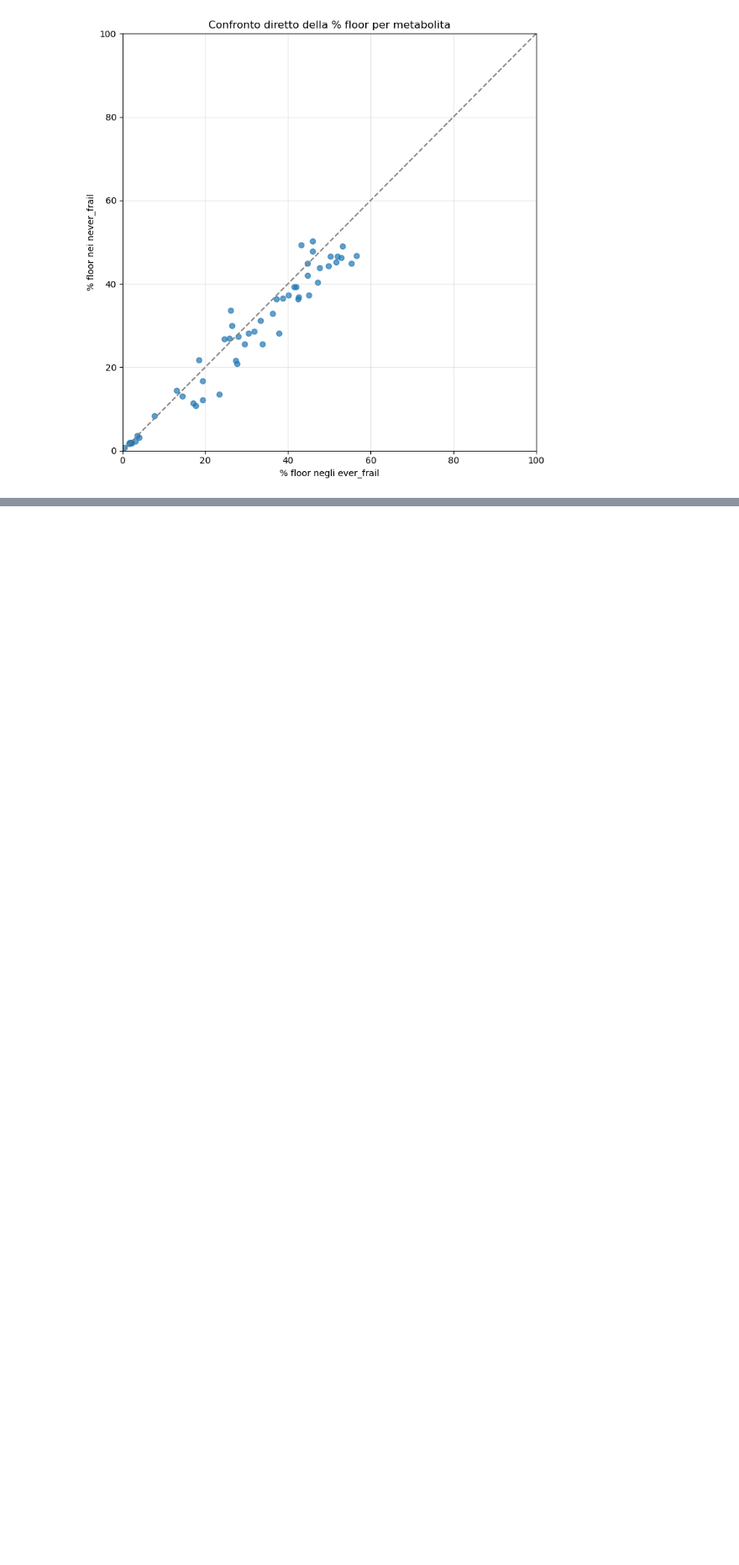
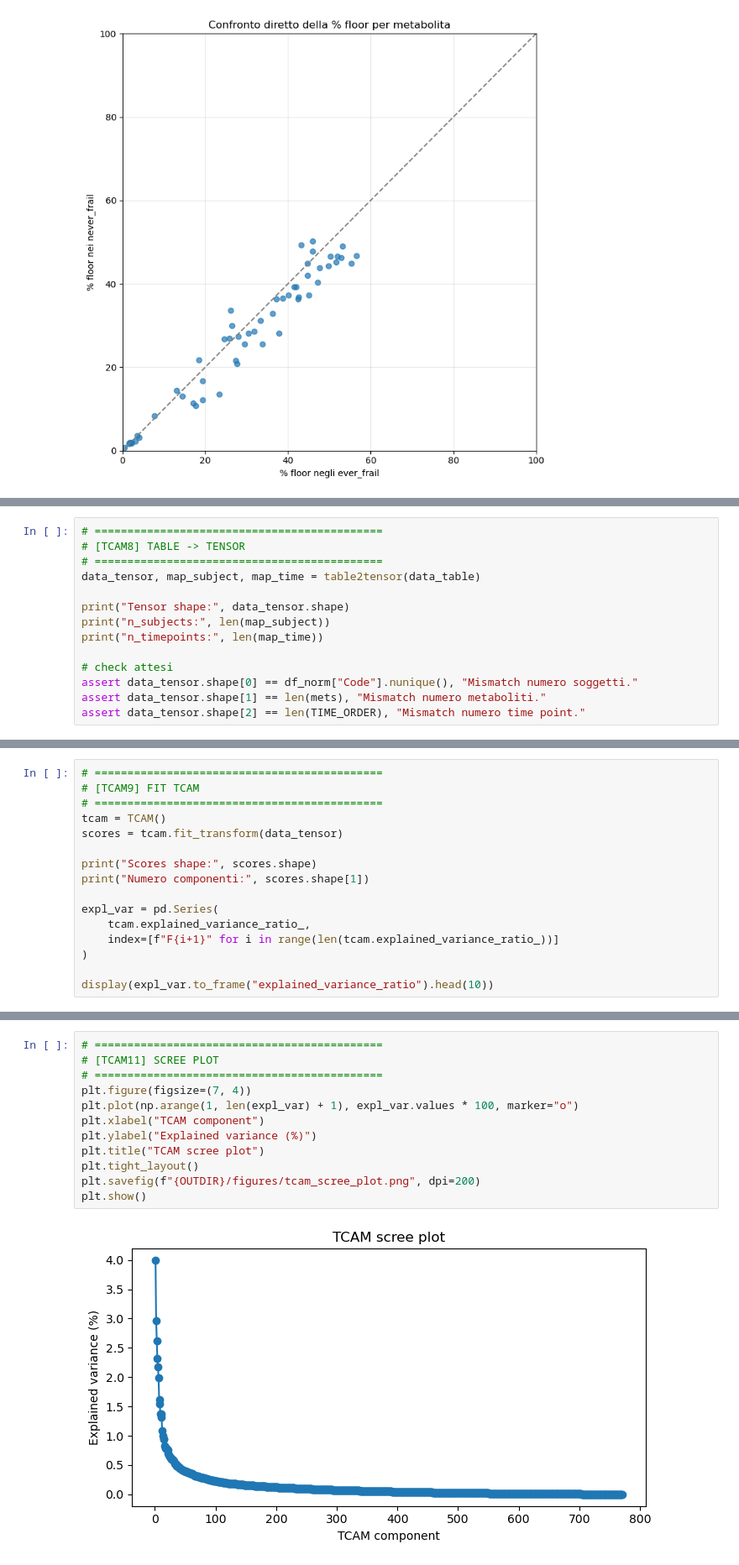
Before and after one commit to FilippoSaccomano/Thesis_Code, a Jupyter notebook: EDA_Cean_dataset.ipynb, the cells around one changed output, grey strips where cells are left out. Shown at 84% size. Saved outputs shown, nothing was run; the diff lists cells and outputs as text; blank space fills up the shorter version.

```diff
--- a/EDA_Cean_dataset.ipynb
+++ b/EDA_Cean_dataset.ipynb
@@ -710,0 +1688,14 @@ Numero metaboliti considerati: 54
+# %%
+# ============================================
+# [TCAM8] TABLE -> TENSOR
+# ============================================
+data_tensor, map_subject, map_time = table2tensor(data_table)
+
+print("Tensor shape:", data_tensor.shape)
+print("n_subjects:", len(map_subject))
+print("n_timepoints:", len(map_time))
+
+# check attesi
+assert data_tensor.shape[0] == df_norm["Code"].nunique(), "Mismatch numero soggetti."
+assert data_tensor.shape[1] == len(mets), "Mismatch numero metaboliti."
+assert data_tensor.shape[2] == len(TIME_ORDER), "Mismatch numero time point."
@@ -710,0 +1706,16 @@ Numero metaboliti considerati: 54
+# %%
+# ============================================
+# [TCAM9] FIT TCAM
+# ============================================
+tcam = TCAM()
+scores = tcam.fit_transform(data_tensor)
+
+print("Scores shape:", scores.shape)
+print("Numero componenti:", scores.shape[1])
+
+expl_var = pd.Series(
+    tcam.explained_variance_ratio_,
+    index=[f"F{i+1}" for i in range(len(tcam.explained_variance_ratio_))]
+)
+
+display(expl_var.to_frame("explained_variance_ratio").head(10))
@@ -710,0 +1766,14 @@ Numero metaboliti considerati: 54
+# %%
+# ============================================
+# [TCAM11] SCREE PLOT
+# ============================================
+plt.figure(figsize=(7, 4))
+plt.plot(np.arange(1, len(expl_var) + 1), expl_var.values * 100, marker="o")
+plt.xlabel("TCAM component")
+plt.ylabel("Explained variance (%)")
+plt.title("TCAM scree plot")
+plt.tight_layout()
+plt.savefig(f"{OUTDIR}/figures/tcam_scree_plot.png", dpi=200)
+plt.show()
+# %% [output]
+[figure, added]
```
Also changed, not shown: parts of 16 cells of this notebook, 2 other files.
